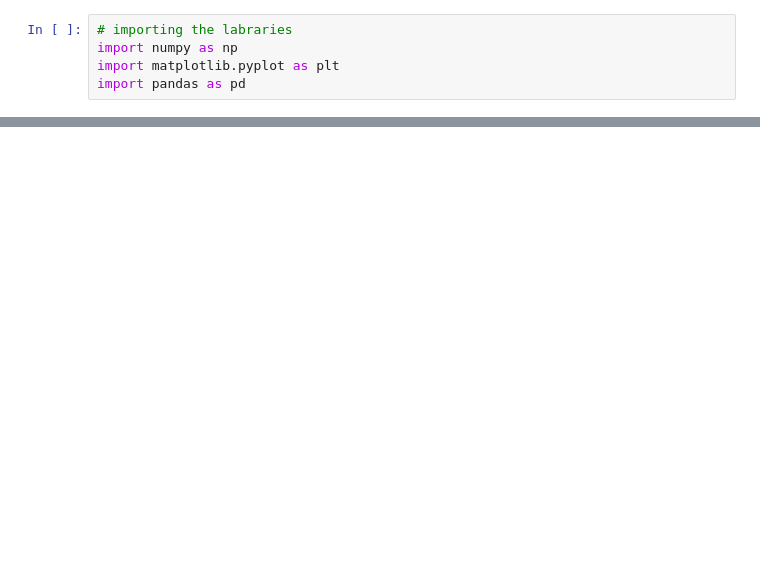
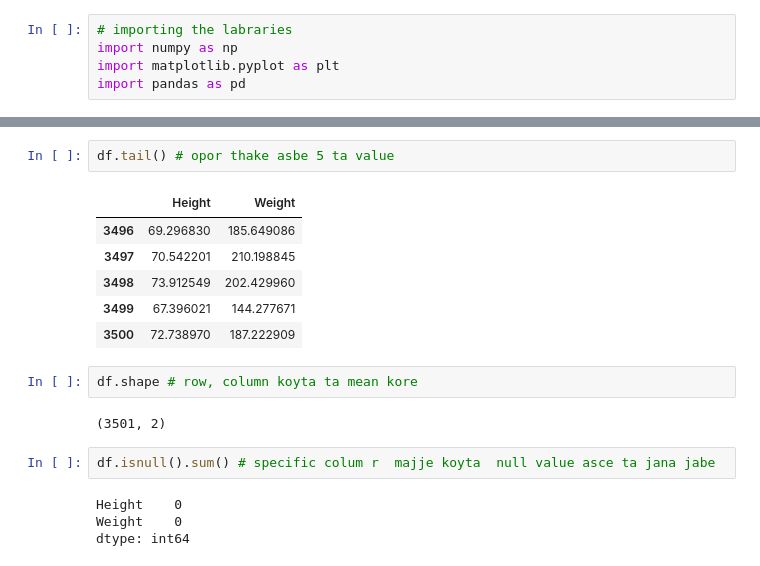
Before and after one commit to Alim-Sarkar/data-science-assignment, a Jupyter notebook: Untitled.ipynb, the cells around one changed output, grey strips where cells are left out. Saved outputs shown, nothing was run; the diff lists cells and outputs as text; blank space fills up the shorter version.

```diff
--- a/Untitled.ipynb
+++ b/Untitled.ipynb
@@ -103,0 +38,19 @@ x6 = x.copy()
+# %%
+df.tail() # opor thake asbe 5 ta value
+# %% [output]
+|  | Height | Weight |
+| 3496 | 69.296830 | 185.649086 |
+| 3497 | 70.542201 | 210.198845 |
+| 3498 | 73.912549 | 202.429960 |
+| 3499 | 67.396021 | 144.277671 |
+| 3500 | 72.738970 | 187.222909 |
+# %%
+df.shape # row, column koyta ta mean kore
+# %% [output]
+(3501, 2)
+# %%
+df.isnull().sum() # specific colum r  majje koyta  null value asce ta jana jabe
+# %% [output]
+Height    0
+Weight    0
+dtype: int64
```
Also changed, not shown: parts of 124 cells of this notebook.
